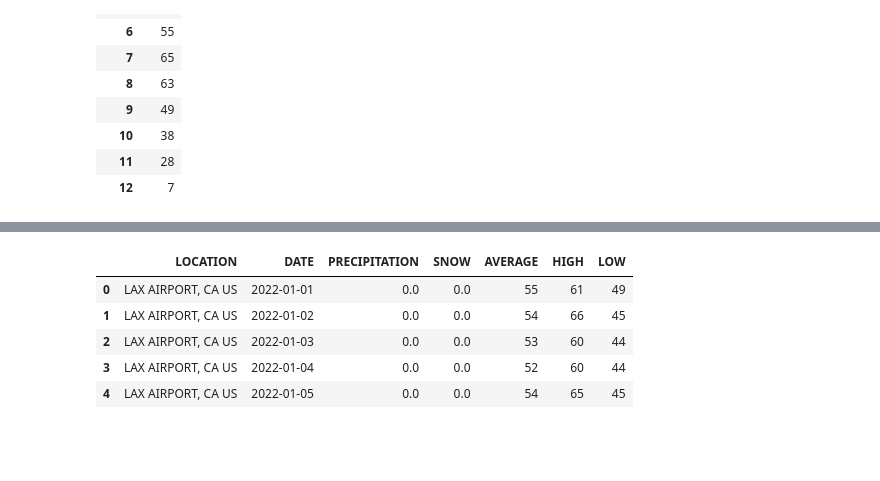
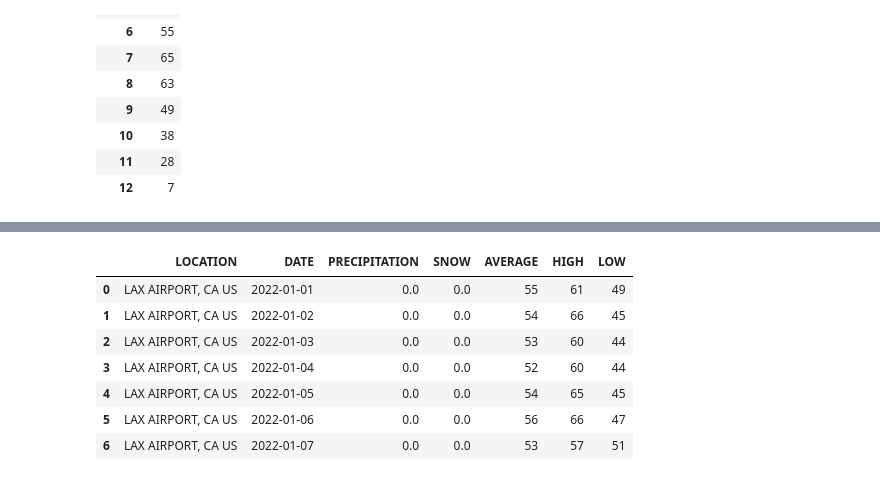
Before and after one commit to BerisDizdar/City_Weather_Comparison, a Jupyter notebook: City_Weather_Comparison.ipynb, the cells around one changed output, grey strips where cells are left out. Saved outputs shown, nothing was run; the diff lists cells and outputs as text; code cells hidden in the pictures; blank space fills up the shorter version.

```diff
--- a/City_Weather_Comparison.ipynb
+++ b/City_Weather_Comparison.ipynb
@@ -521,9 +579,11 @@ df4_LA_W['SNOW'] = df4_LA_W['SNOW'].fillna(0) # The fillna() function is used to
 # %%
-df4_LA_W.head()
+df4_LA_W.head(7)
 # %% [output]
 |  | LOCATION | DATE | PRECIPITATION | SNOW | AVERAGE | HIGH | LOW |
 | 0 | LAX AIRPORT, CA US | 2022-01-01 | 0.0 | 0.0 | 55 | 61 | 49 |
 | 1 | LAX AIRPORT, CA US | 2022-01-02 | 0.0 | 0.0 | 54 | 66 | 45 |
 | 2 | LAX AIRPORT, CA US | 2022-01-03 | 0.0 | 0.0 | 53 | 60 | 44 |
 | 3 | LAX AIRPORT, CA US | 2022-01-04 | 0.0 | 0.0 | 52 | 60 | 44 |
 | 4 | LAX AIRPORT, CA US | 2022-01-05 | 0.0 | 0.0 | 54 | 65 | 45 |
+| 5 | LAX AIRPORT, CA US | 2022-01-06 | 0.0 | 0.0 | 56 | 66 | 47 |
+| 6 | LAX AIRPORT, CA US | 2022-01-07 | 0.0 | 0.0 | 53 | 57 | 51 |
```
Also changed, not shown: parts of 36 cells of this notebook, 2 other files.
